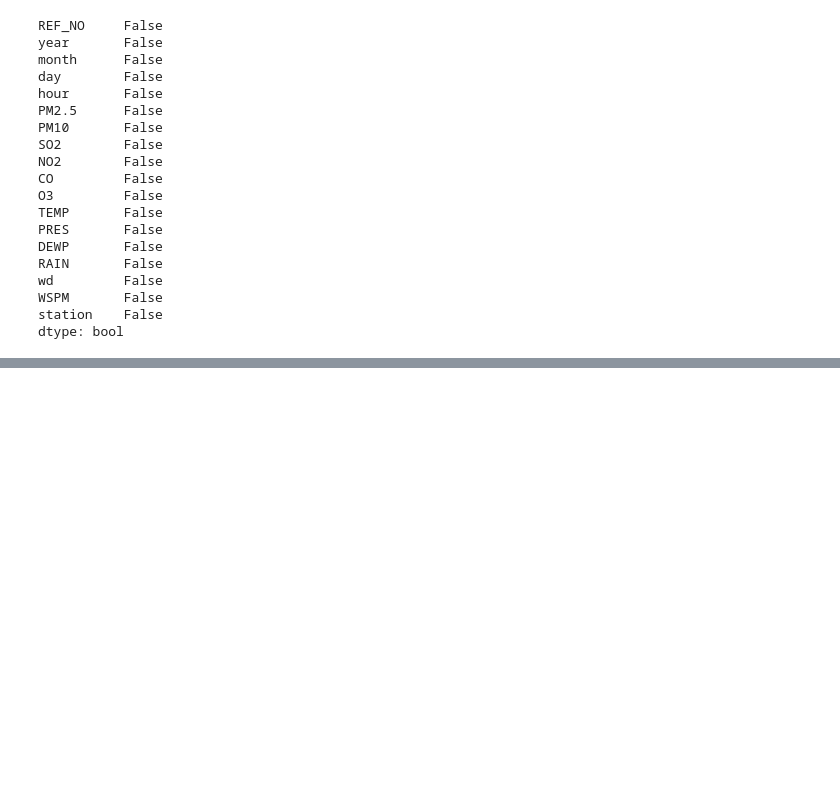
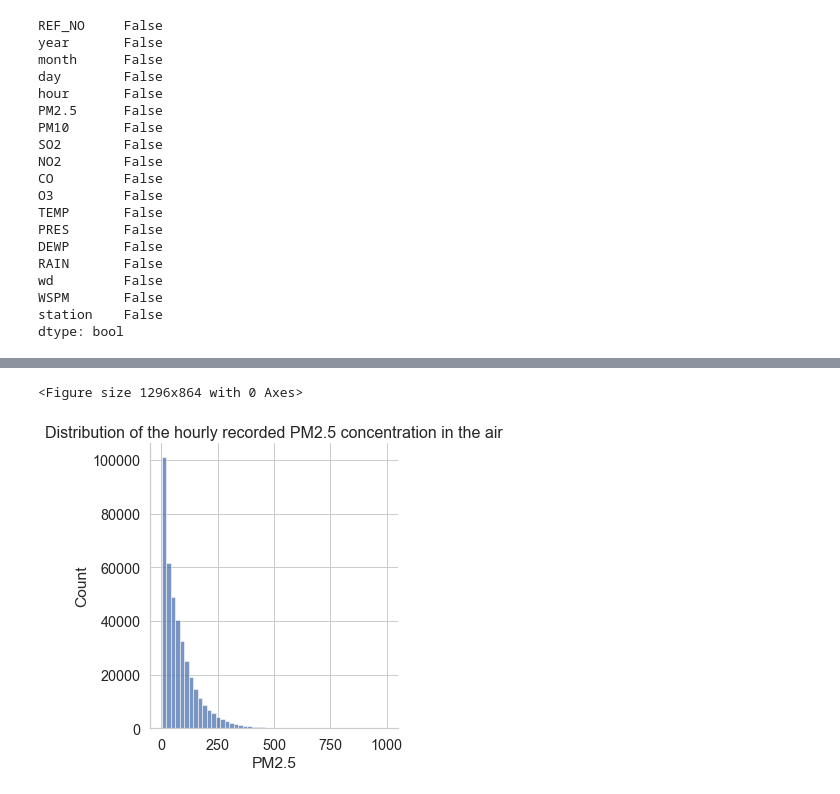
Before and after one commit to Karunakarbugide/PREDICTING-BEJINGS-AIR-POLLUTION, a Jupyter notebook: predict_bejing_air_pollution(PM2.5).ipynb, the cells around one changed output, grey strips where cells are left out. Saved outputs shown, nothing was run; the diff lists cells and outputs as text; code cells hidden in the pictures; blank space fills up the shorter version.

```diff
--- a/predict_bejing_air_pollution(PM2.5).ipynb
+++ b/predict_bejing_air_pollution(PM2.5).ipynb
@@ -242,0 +264,8 @@ dtype: bool
+# %%
+plt.figure(figsize=(18,12))
+sns.displot(df_train['PM2.5'],bins=50)
+plt.title('Distribution of the hourly recorded PM2.5 concentration in the air', fontsize=16)
+plt.show()
+# %% [output]
+<Figure size 1296x864 with 0 Axes>
+[figure, added]
```
Also changed, not shown: parts of 11 cells of this notebook.
